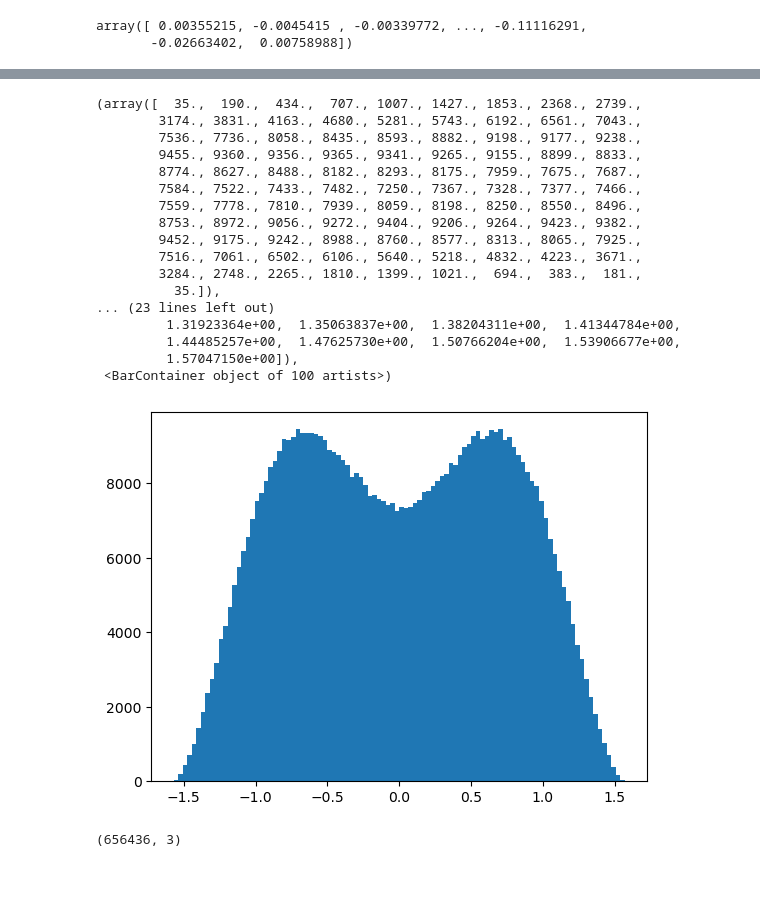
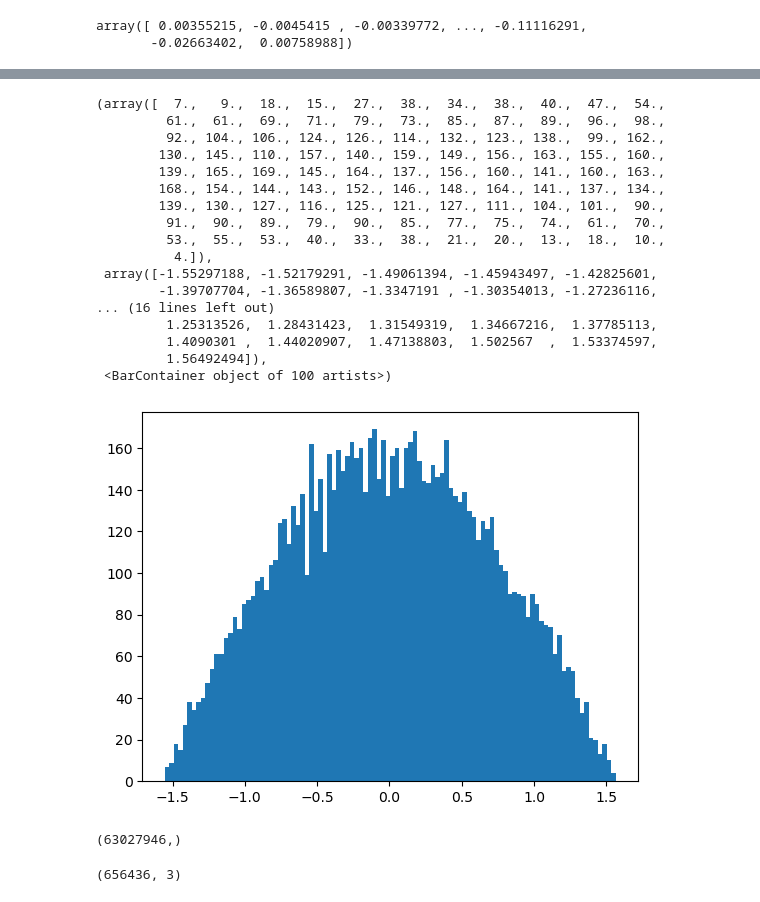
Before and after one commit to ararakitsubasa/etching, a Jupyter notebook: target_release_particle.ipynb, the cells around one changed output, grey strips where cells are left out. Cells and saved outputs as stored; diff of their text form; code cells hidden in the pictures.

```diff
--- a/target_release_particle.ipynb
+++ b/target_release_particle.ipynb
@@ -174,7 +174,7 @@ def rfunc(x): #Release factor function
 def rfunc_2(x): #Release factor function
     # print("-------rfunc------")
     # print(x)
-    n = 1.1111**2
+    n = 1
     y = np.cos(x) ** n
     return y
 # %%
@@ -194,6 +193,0 @@ ax.plot(theta_hist_x, theta_hist_y)
-# %%
-theta_hist_y = rfunc(theta_hist_x)
-
-fig, ax = plt.subplots(1, 1)
-
-ax.plot(theta_hist_x, theta_hist_y)
@@ -241,23 +232,27 @@ plt.hist(theta_sample, bins=100)
 np.random.shuffle(theta_sample)
 # np.save('thetaSampe_Al_1p6',theta_sample)
 # %%
-plt.hist(theta_sample[:int(gen_dist_x.shape[0])], bins=100)
+plt.hist(theta_sample[:10000], bins=100)
 # %% [output]
-(array([  35.,  190.,  434.,  707., 1007., 1427., 1853., 2368., 2739.,
-        3174., 3831., 4163., 4680., 5281., 5743., 6192., 6561., 7043.,
-        7536., 7736., 8058., 8435., 8593., 8882., 9198., 9177., 9238.,
-        9455., 9360., 9356., 9365., 9341., 9265., 9155., 8899., 8833.,
-        8774., 8627., 8488., 8182., 8293., 8175., 7959., 7675., 7687.,
-        7584., 7522., 7433., 7482., 7250., 7367., 7328., 7377., 7466.,
-        7559., 7778., 7810., 7939., 8059., 8198., 8250., 8550., 8496.,
-        8753., 8972., 9056., 9272., 9404., 9206., 9264., 9423., 9382.,
-        9452., 9175., 9242., 8988., 8760., 8577., 8313., 8065., 7925.,
-        7516., 7061., 6502., 6106., 5640., 5218., 4832., 4223., 3671.,
-        3284., 2748., 2265., 1810., 1399., 1021.,  694.,  383.,  181.,
-          35.]),
-... (23 lines left out)
-         1.31923364e+00,  1.35063837e+00,  1.38204311e+00,  1.41344784e+00,
-         1.44485257e+00,  1.47625730e+00,  1.50766204e+00,  1.53906677e+00,
-         1.57047150e+00]),
+(array([  7.,   9.,  18.,  15.,  27.,  38.,  34.,  38.,  40.,  47.,  54.,
+         61.,  61.,  69.,  71.,  79.,  73.,  85.,  87.,  89.,  96.,  98.,
+         92., 104., 106., 124., 126., 114., 132., 123., 138.,  99., 162.,
+        130., 145., 110., 157., 140., 159., 149., 156., 163., 155., 160.,
+        139., 165., 169., 145., 164., 137., 156., 160., 141., 160., 163.,
+        168., 154., 144., 143., 152., 146., 148., 164., 141., 137., 134.,
+        139., 130., 127., 116., 125., 121., 127., 111., 104., 101.,  90.,
+         91.,  90.,  89.,  79.,  90.,  85.,  77.,  75.,  74.,  61.,  70.,
+         53.,  55.,  53.,  40.,  33.,  38.,  21.,  20.,  13.,  18.,  10.,
+          4.]),
+ array([-1.55297188, -1.52179291, -1.49061394, -1.45943497, -1.42825601,
+        -1.39707704, -1.36589807, -1.3347191 , -1.30354013, -1.27236116,
+... (16 lines left out)
+         1.25313526,  1.28431423,  1.31549319,  1.34667216,  1.37785113,
+         1.4090301 ,  1.44020907,  1.47138803,  1.502567  ,  1.53374597,
+         1.56492494]),
  <BarContainer object of 100 artists>)
-[figure, old version]
+[figure, new version]
+# %%
+theta_sample.shape
+# %% [output]
+(63027946,)
```
Also changed, not shown: parts of 6 cells of this notebook, 2 other files.
